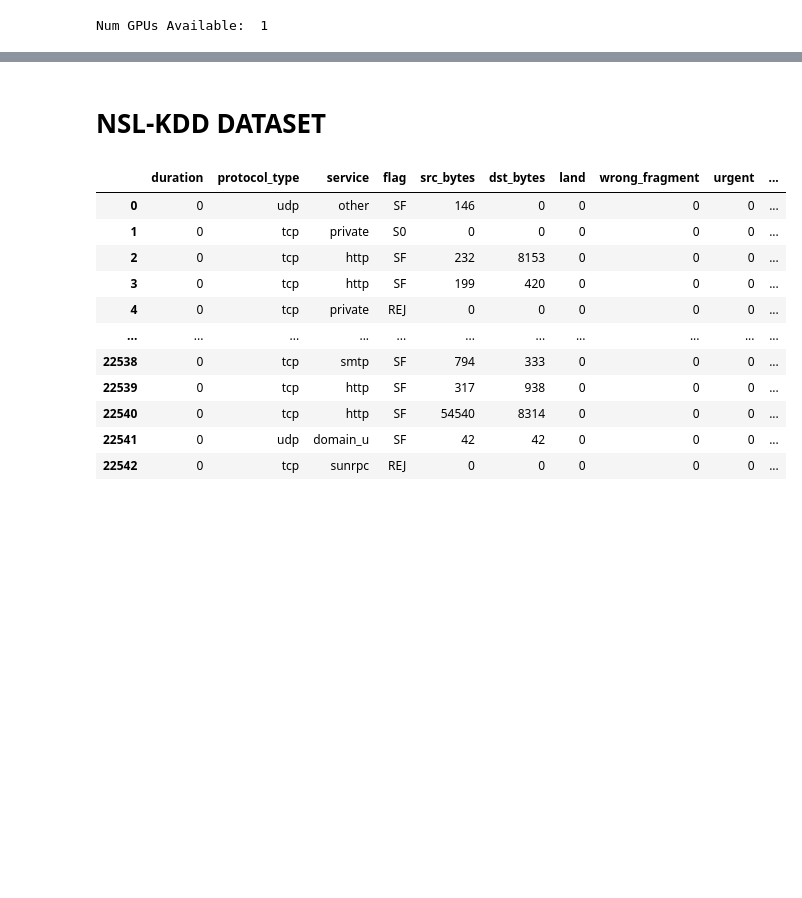
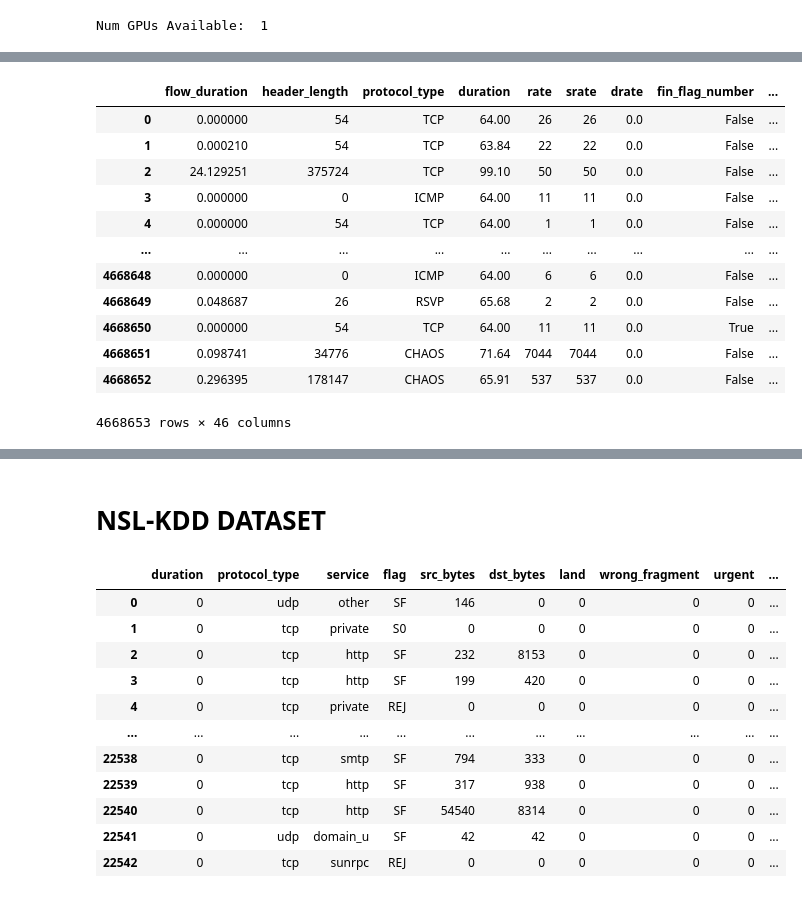
Before and after one commit to DarthKop/MachineLearning, a Jupyter notebook: HierarchicalModel.ipynb, the cells around one changed output, grey strips where cells are left out. Saved outputs shown, nothing was run; the diff lists cells and outputs as text; code cells hidden in the pictures; blank space fills up the shorter version.

```diff
--- a/HierarchicalModel.ipynb
+++ b/HierarchicalModel.ipynb
@@ -38,0 +74,6 @@ early_stopping = EarlyStopping(
+# %%
+def change_label(df):
+    df.label.replace(['DoS', 'DDoS','Mirai', 'Spoofing', 'Recon', 'Web','BruteForce'], 1, inplace=True)
+    df.label.replace(['Benign'], 0, inplace=True)
+    return df
+iotData = change_label(iotData)
@@ -38,0 +102,17 @@ early_stopping = EarlyStopping(
+# %%
+iotData_x = iotData.drop(['label'], axis=1)
+iotData_x
+# %% [output]
+|  | flow_duration | header_length | protocol_type | duration | rate | srate | drate | fin_flag_number | ... |
+| 0 | 0.000000 | 54 | TCP | 64.00 | 26 | 26 | 0.0 | False | ... |
+| 1 | 0.000210 | 54 | TCP | 63.84 | 22 | 22 | 0.0 | False | ... |
+| 2 | 24.129251 | 375724 | TCP | 99.10 | 50 | 50 | 0.0 | False | ... |
+| 3 | 0.000000 | 0 | ICMP | 64.00 | 11 | 11 | 0.0 | False | ... |
+| 4 | 0.000000 | 54 | TCP | 64.00 | 1 | 1 | 0.0 | False | ... |
+| ... | ... | ... | ... | ... | ... | ... | ... | ... | ... |
+| 4668648 | 0.000000 | 0 | ICMP | 64.00 | 6 | 6 | 0.0 | False | ... |
+| 4668649 | 0.048687 | 26 | RSVP | 65.68 | 2 | 2 | 0.0 | False | ... |
+| 4668650 | 0.000000 | 54 | TCP | 64.00 | 11 | 11 | 0.0 | True | ... |
+| 4668651 | 0.098741 | 34776 | CHAOS | 71.64 | 7044 | 7044 | 0.0 | False | ... |
+| 4668652 | 0.296395 | 178147 | CHAOS | 65.91 | 537 | 537 | 0.0 | False | ... |
+4668653 rows × 46 columns
```
Also changed, not shown: parts of 104 cells of this notebook.
